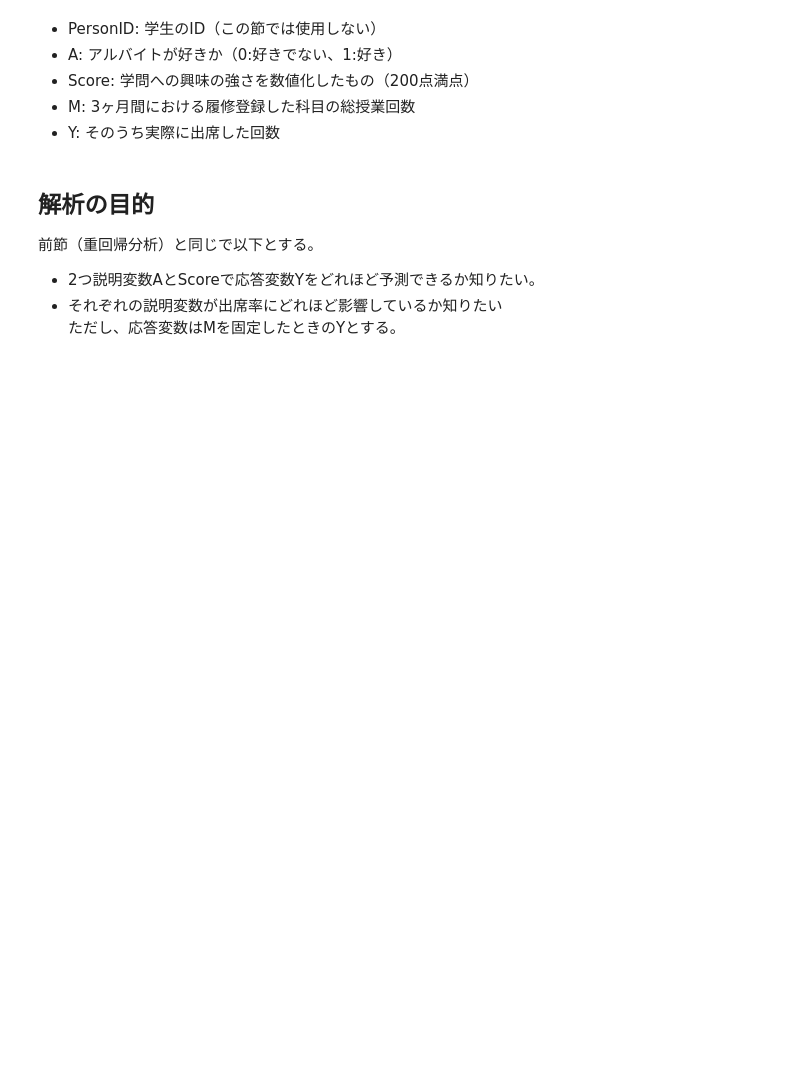
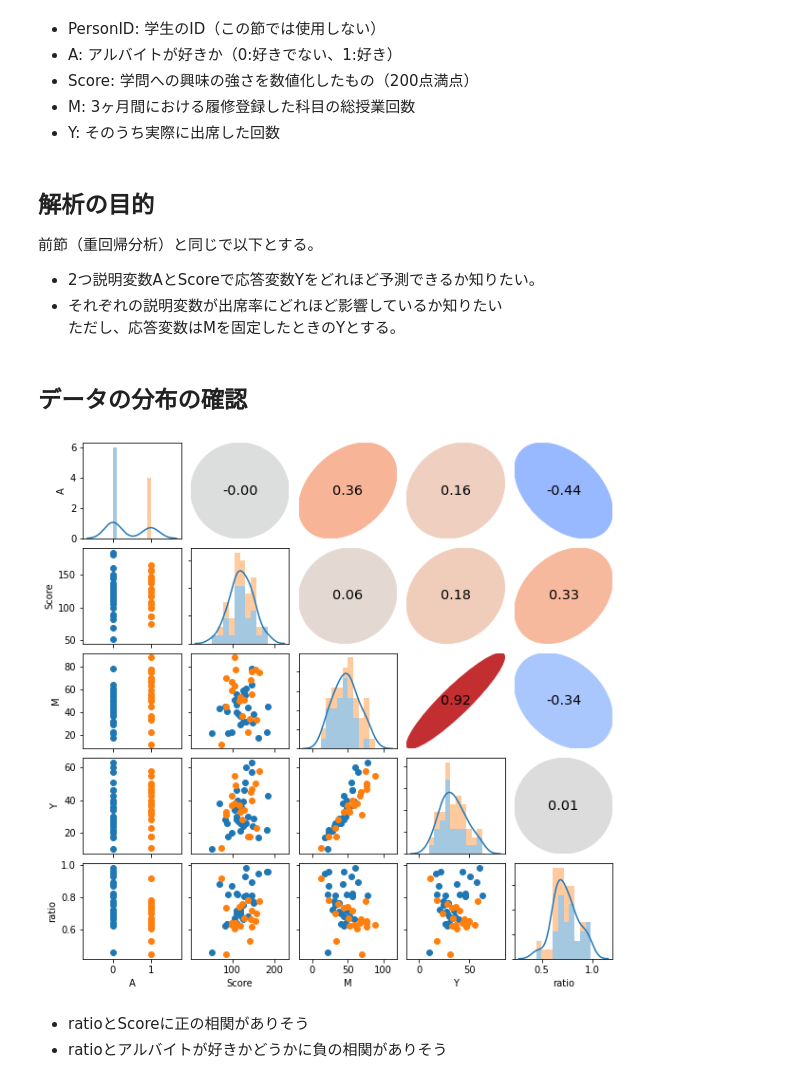
Before and after one commit to obata01/for-learning, a Jupyter notebook: src/chapter-05/pystan.ipynb, the cells around one changed output. Drawn from its saved outputs; the diff is of its cells as text; code cells hidden in the pictures; blank space fills up the shorter version.

```diff
--- a/src/chapter-05/pystan.ipynb
+++ b/src/chapter-05/pystan.ipynb
@@ -28,3 +38,14 @@ data.head()
 - 2つ説明変数AとScoreで応答変数Yをどれほど予測できるか知りたい。
 - それぞれの説明変数が出席率にどれほど影響しているか知りたい
 ただし、応答変数はMを固定したときのYとする。
+# %% [markdown]
+## データの分布の確認
+# %%
+data_with_ratio = data.copy()
+data_with_ratio["ratio"] = data["Y"] / data["M"]
+pairplot(data_with_ratio.loc[:, "A":"ratio"], hue="A", corr_kws=dict(correlation="spearman"))
+# %% [output]
+[figure, added]
+# %% [markdown]
+- ratioとScoreに正の相関がありそう
+- ratioとアルバイトが好きかどうかに負の相関がありそう
```
Also changed, not shown: parts of 38 cells of this notebook, 2 other files.
